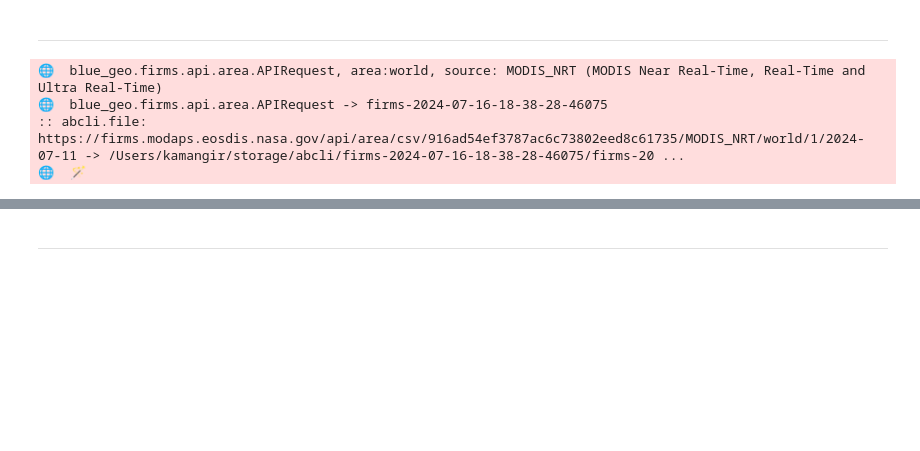
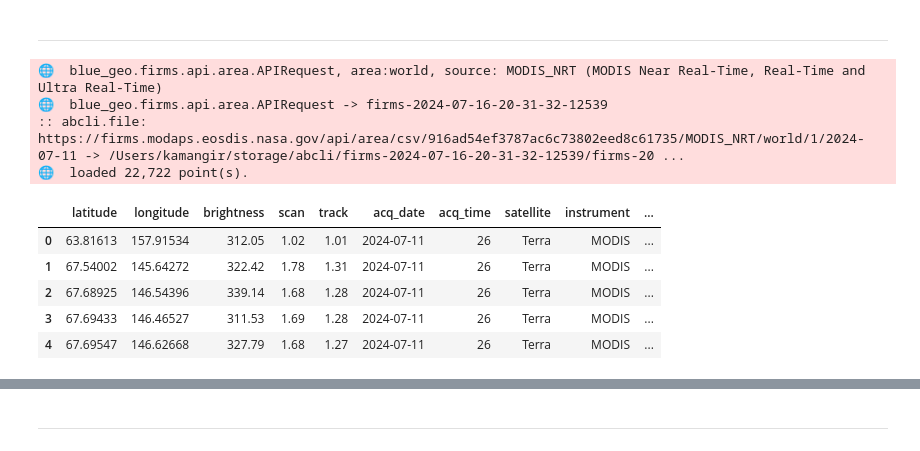
Before and after one commit to kamangir/blue-geo, a Jupyter notebook: notebooks/firms-area-api.ipynb, the cells around one changed output, grey strips where cells are left out. Cells and saved outputs as stored; diff of their text form; code cells hidden in the pictures; blank space fills up the shorter version.

Commit message:
firms ingest refactor - kamangir/bolt#746

```diff
--- a/notebooks/firms-area-api.ipynb
+++ b/notebooks/firms-area-api.ipynb
@@ -23,9 +21,19 @@ object_name = f"firms-{string.timestamp()}"
 ---
 # %%
 api_request = APIRequest()
-assert api_request.ingest(object_name)
+success, gdf = api_request.ingest(object_name)
+assert success
 # %% [output]
 🌐  blue_geo.firms.api.area.APIRequest, area:world, source: MODIS_NRT (MODIS Near Real-Time, Real-Time and Ultra Real-Time)
-🌐  blue_geo.firms.api.area.APIRequest -> firms-2024-07-16-18-38-28-46075
-:: abcli.file: https://firms.modaps.eosdis.nasa.gov/api/area/csv/916ad54ef3787ac6c73802eed8c61735/MODIS_NRT/world/1/2024-07-11 -> /Users/kamangir/storage/abcli/firms-2024-07-16-18-38-28-46075/firms-20 ...
-🌐  🪄
+🌐  blue_geo.firms.api.area.APIRequest -> firms-2024-07-16-20-31-32-12539
+:: abcli.file: https://firms.modaps.eosdis.nasa.gov/api/area/csv/916ad54ef3787ac6c73802eed8c61735/MODIS_NRT/world/1/2024-07-11 -> /Users/kamangir/storage/abcli/firms-2024-07-16-20-31-32-12539/firms-20 ...
+🌐  loaded 22,722 point(s).
+# %%
+gdf.head()
+# %% [output]
+|  | latitude | longitude | brightness | scan | track | acq_date | acq_time | satellite | instrument | ... |
+| 0 | 63.81613 | 157.91534 | 312.05 | 1.02 | 1.01 | 2024-07-11 | 26 | Terra | MODIS | ... |
+| 1 | 67.54002 | 145.64272 | 322.42 | 1.78 | 1.31 | 2024-07-11 | 26 | Terra | MODIS | ... |
+| 2 | 67.68925 | 146.54396 | 339.14 | 1.68 | 1.28 | 2024-07-11 | 26 | Terra | MODIS | ... |
+| 3 | 67.69433 | 146.46527 | 311.53 | 1.69 | 1.28 | 2024-07-11 | 26 | Terra | MODIS | ... |
+| 4 | 67.69547 | 146.62668 | 327.79 | 1.68 | 1.27 | 2024-07-11 | 26 | Terra | MODIS | ... |
```
Also changed, not shown: parts of 5 cells of this notebook, 9 other files.
